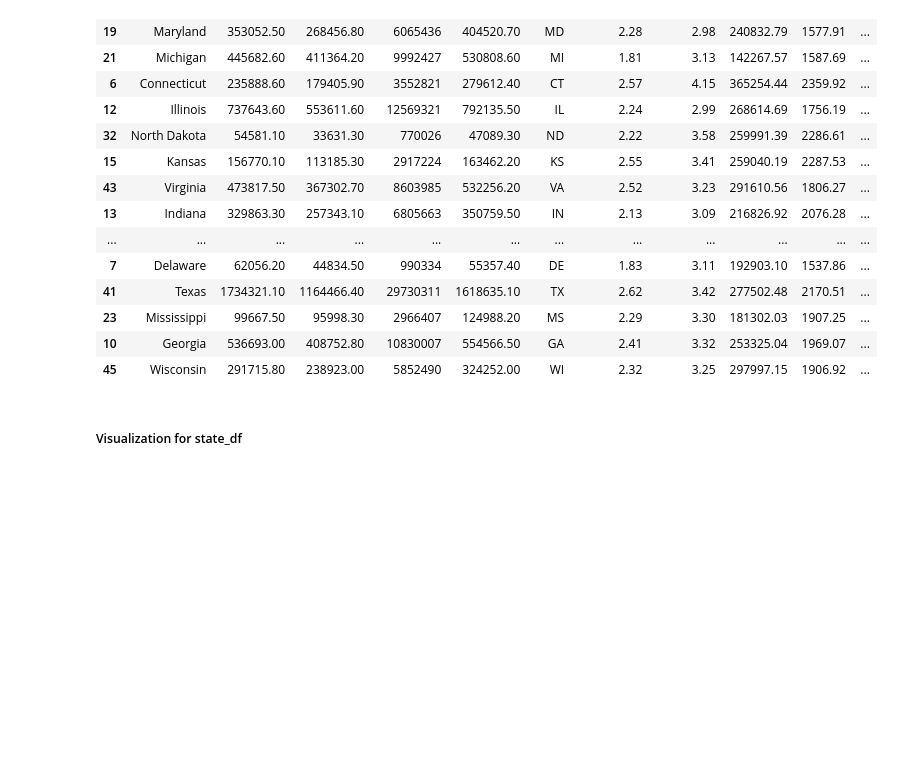
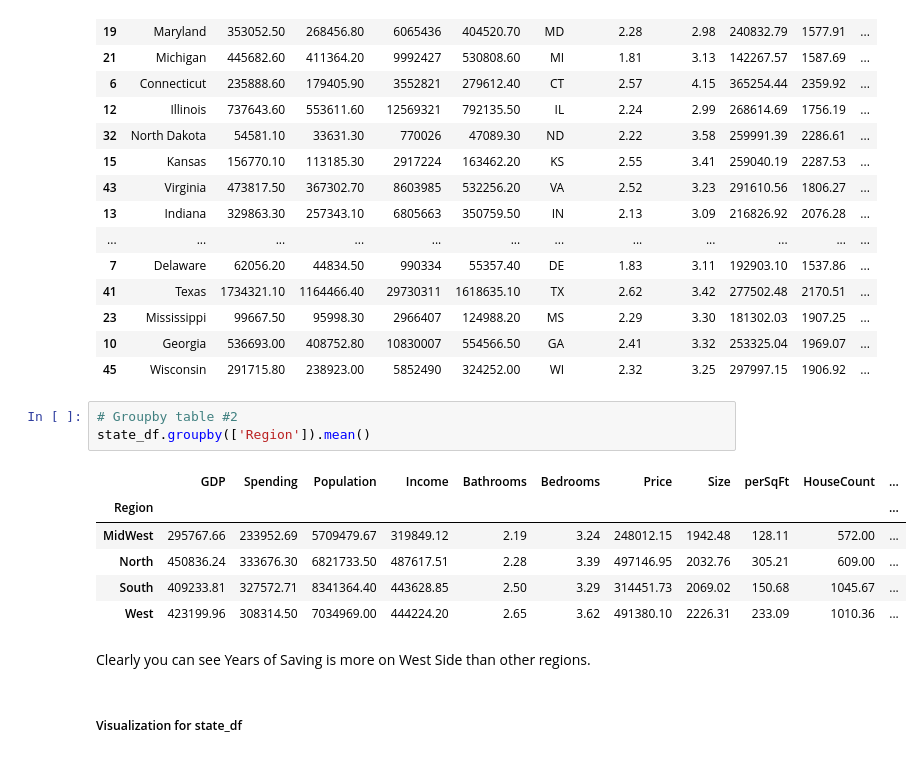
Before and after one commit to StockJanitor/CIS41_Project, a Jupyter notebook: CIS41_Project.ipynb, the cells around one changed output. Drawn from its saved outputs; the diff is of its cells as text; blank space fills up the shorter version.

```diff
--- a/CIS41_Project.ipynb
+++ b/CIS41_Project.ipynb
@@ -969,6 +1007,18 @@ state_df.sort_values(by='Years_of_Savings',ascending=True).head(20)
 | 23 | Mississippi | 99667.50 | 95998.30 | 2966407 | 124988.20 | MS | 2.29 | 3.30 | 181302.03 | 1907.25 | ... |
 | 10 | Georgia | 536693.00 | 408752.80 | 10830007 | 554566.50 | GA | 2.41 | 3.32 | 253325.04 | 1969.07 | ... |
 | 45 | Wisconsin | 291715.80 | 238923.00 | 5852490 | 324252.00 | WI | 2.32 | 3.25 | 297997.15 | 1906.92 | ... |
+# %%
+# Groupby table #2
+state_df.groupby(['Region']).mean()
+# %% [output]
+|  | GDP | Spending | Population | Income | Bathrooms | Bedrooms | Price | Size | perSqFt | HouseCount | ... |
+| Region |  |  |  |  |  |  |  |  |  |  | ... |
+| MidWest | 295767.66 | 233952.69 | 5709479.67 | 319849.12 | 2.19 | 3.24 | 248012.15 | 1942.48 | 128.11 | 572.00 | ... |
+| North | 450836.24 | 333676.30 | 6821733.50 | 487617.51 | 2.28 | 3.39 | 497146.95 | 2032.76 | 305.21 | 609.00 | ... |
+| South | 409233.81 | 327572.71 | 8341364.40 | 443628.85 | 2.50 | 3.29 | 314451.73 | 2069.02 | 150.68 | 1045.67 | ... |
+| West | 423199.96 | 308314.50 | 7034969.00 | 444224.20 | 2.65 | 3.62 | 491380.10 | 2226.31 | 233.09 | 1010.36 | ... |
+# %% [markdown]
+Clearly you can see Years of Saving is more on West Side than other regions.
 # %% [markdown]
 ##### Visualization for state_df
 # %%
```
Also changed, not shown: parts of 25 cells of this notebook.
